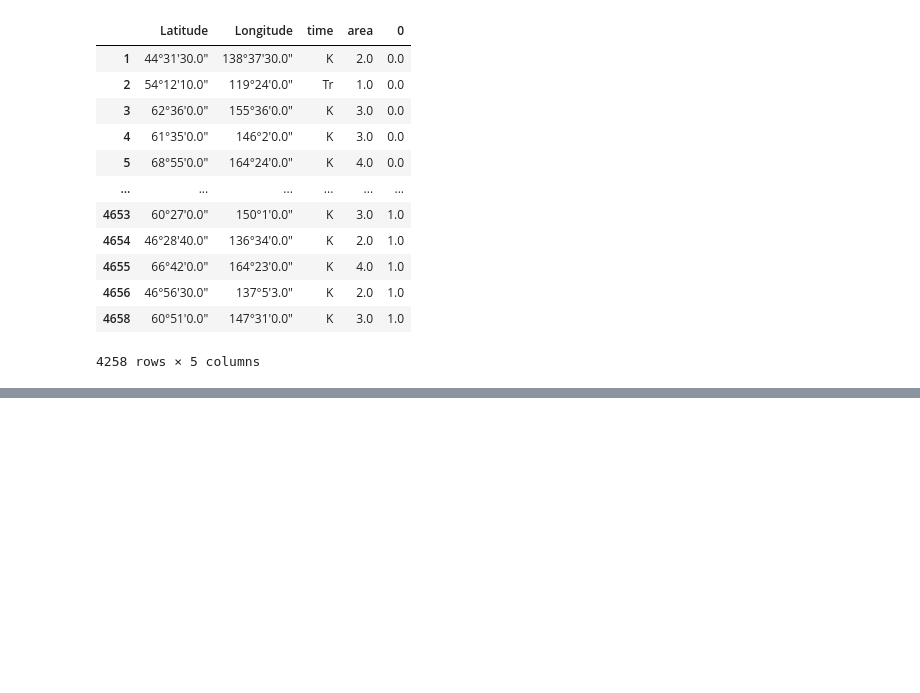
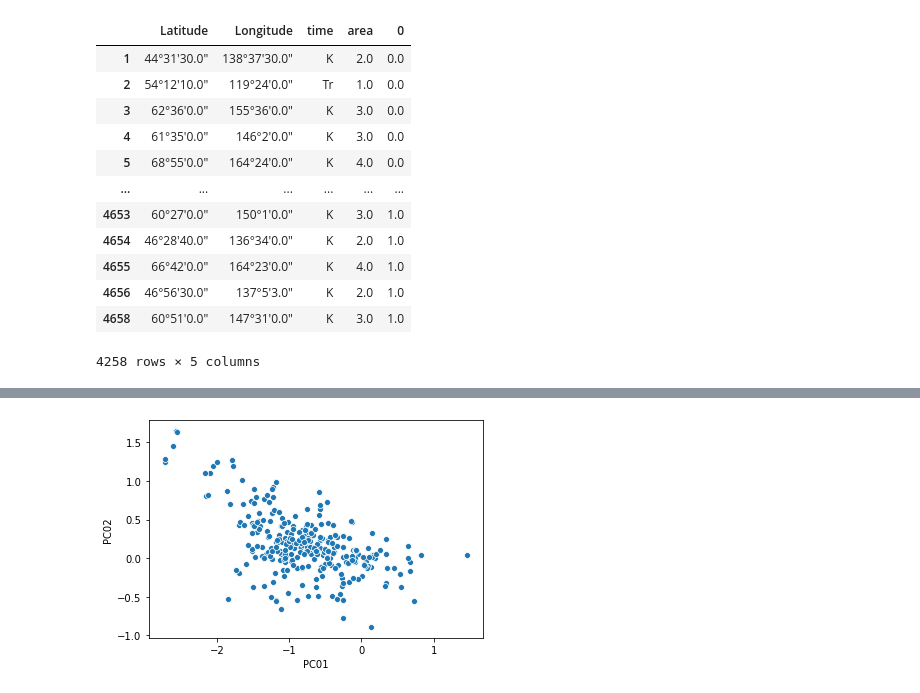
Before and after one commit to Complexio/Vistelius_1995_OCR, a Jupyter notebook: _ANALYSIS/3_Cluster_analysis_Frost.ipynb, the cells around one changed output, grey strips where cells are left out. Drawn from its saved outputs; the diff is of its cells as text; code cells hidden in the pictures; blank space fills up the shorter version.

```diff
--- a/_ANALYSIS/3_Cluster_analysis_Frost.ipynb
+++ b/_ANALYSIS/3_Cluster_analysis_Frost.ipynb
@@ -332,0 +325,5 @@ cluster_plot.to_excel("../_CLUSTER/groups_time_area/Frost/Fe/groups_try.xlsx", i
+# %%
+sns.scatterplot(x="PC01", y="PC02", data=MALI_pca_df.loc[area_numbers[area_numbers["time"] == "Tr-J"].index, :])
+plt.show();
+# %% [output]
+[figure, added]
```
Also changed, not shown: parts of 31 cells of this notebook, 27 other files.
